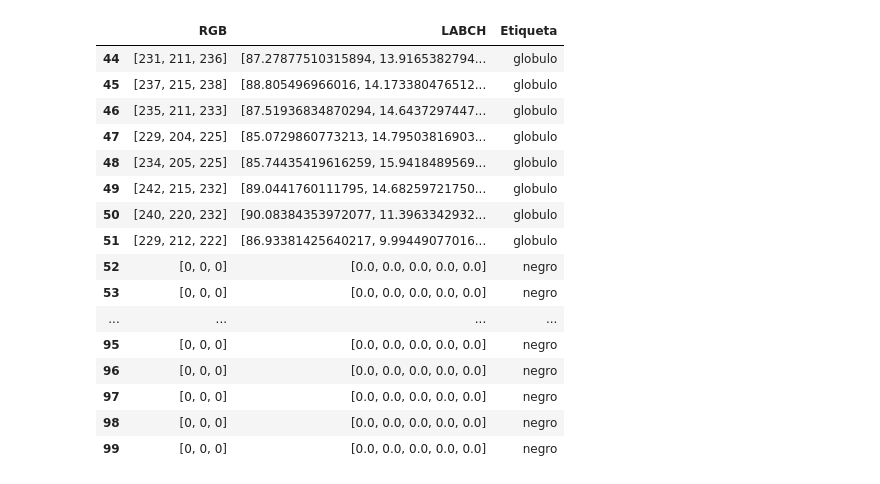
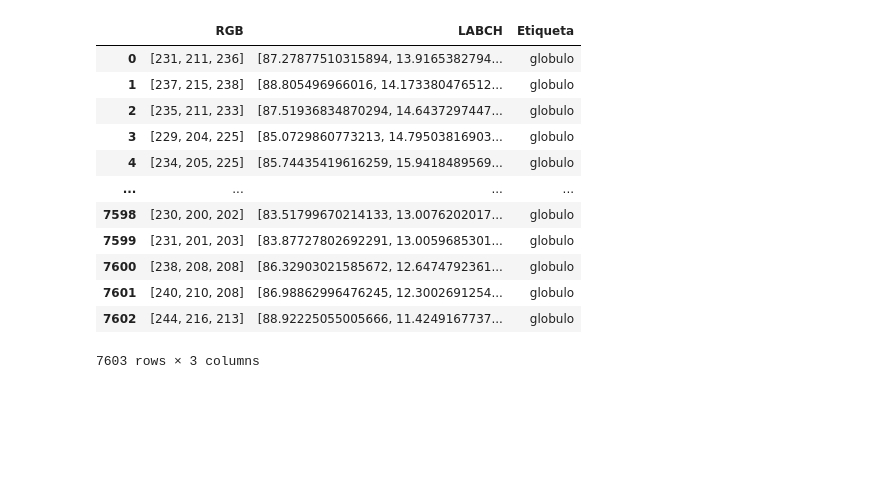
Before and after one commit to asegura4488/Malaria, a Jupyter notebook: Segmentacion/Etiquetado.ipynb, the cells around one changed output. Drawn from its saved outputs; the diff is of its cells as text; code cells hidden in the pictures; blank space fills up the shorter version.

```diff
--- a/Segmentacion/Etiquetado.ipynb
+++ b/Segmentacion/Etiquetado.ipynb
@@ -193,20 +194,16 @@ cromatina: 779 píxeles
-# %%
-df.iloc[44:100,:]
-# %% [output]
-|  | RGB | LABCH | Etiqueta |
-| 44 | [231, 211, 236] | [87.27877510315894, 13.9165382794... | globulo |
-| 45 | [237, 215, 238] | [88.805496966016, 14.173380476512... | globulo |
-| 46 | [235, 211, 233] | [87.51936834870294, 14.6437297447... | globulo |
-| 47 | [229, 204, 225] | [85.0729860773213, 14.79503816903... | globulo |
-| 48 | [234, 205, 225] | [85.74435419616259, 15.9418489569... | globulo |
-| 49 | [242, 215, 232] | [89.0441760111795, 14.68259721750... | globulo |
-| 50 | [240, 220, 232] | [90.08384353972077, 11.3963342932... | globulo |
-| 51 | [229, 212, 222] | [86.93381425640217, 9.99449077016... | globulo |
-| 52 | [0, 0, 0] | [0.0, 0.0, 0.0, 0.0, 0.0] | negro |
-| 53 | [0, 0, 0] | [0.0, 0.0, 0.0, 0.0, 0.0] | negro |
-| ... | ... | ... | ... |
-| 95 | [0, 0, 0] | [0.0, 0.0, 0.0, 0.0, 0.0] | negro |
-| 96 | [0, 0, 0] | [0.0, 0.0, 0.0, 0.0, 0.0] | negro |
-| 97 | [0, 0, 0] | [0.0, 0.0, 0.0, 0.0, 0.0] | negro |
-| 98 | [0, 0, 0] | [0.0, 0.0, 0.0, 0.0, 0.0] | negro |
-| 99 | [0, 0, 0] | [0.0, 0.0, 0.0, 0.0, 0.0] | negro |
+# %%
+df
+# %% [output]
+|  | RGB | LABCH | Etiqueta |
+| 0 | [231, 211, 236] | [87.27877510315894, 13.9165382794... | globulo |
+| 1 | [237, 215, 238] | [88.805496966016, 14.173380476512... | globulo |
+| 2 | [235, 211, 233] | [87.51936834870294, 14.6437297447... | globulo |
+| 3 | [229, 204, 225] | [85.0729860773213, 14.79503816903... | globulo |
+| 4 | [234, 205, 225] | [85.74435419616259, 15.9418489569... | globulo |
+| ... | ... | ... | ... |
+| 7598 | [230, 200, 202] | [83.51799670214133, 13.0076202017... | globulo |
+| 7599 | [231, 201, 203] | [83.87727802692291, 13.0059685301... | globulo |
+| 7600 | [238, 208, 208] | [86.32903021585672, 12.6474792361... | globulo |
+| 7601 | [240, 210, 208] | [86.98862996476245, 12.3002691254... | globulo |
+| 7602 | [244, 216, 213] | [88.92225055005666, 11.4249167737... | globulo |
+7603 rows × 3 columns
```
Also changed, not shown: parts of 1 cell of this notebook.
